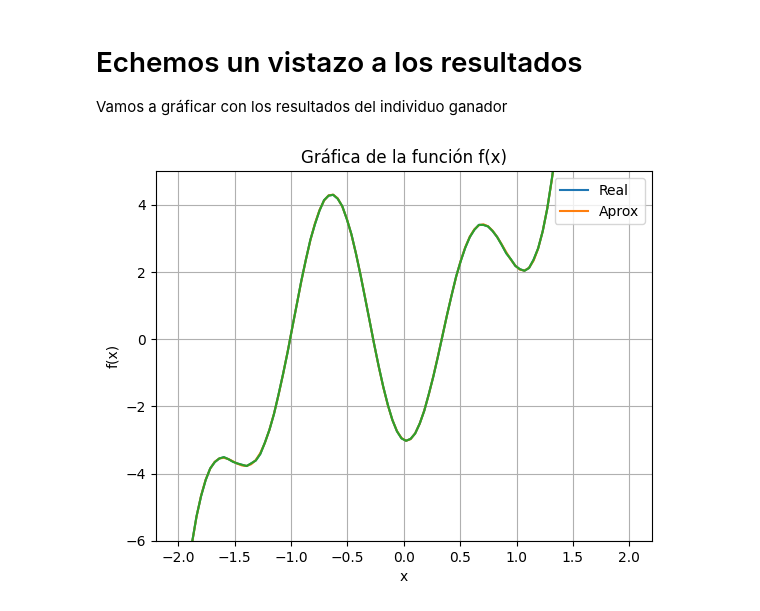
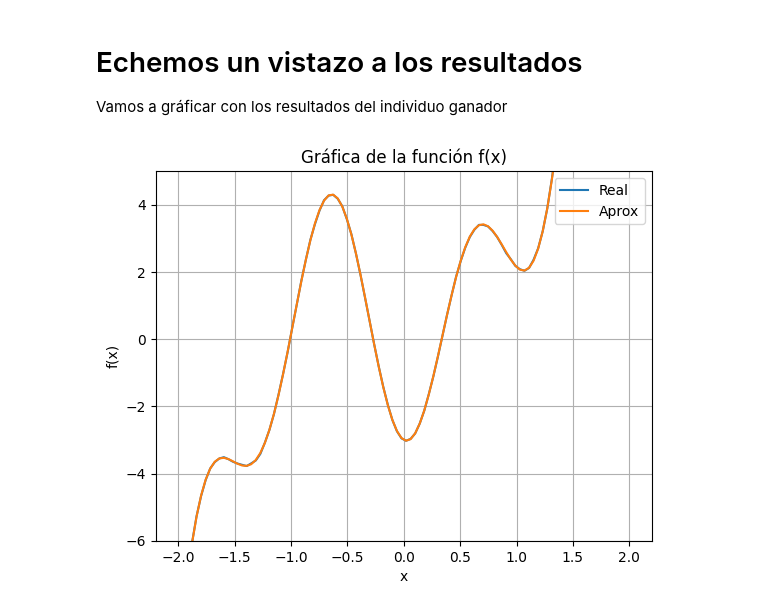
Before and after one commit to Yahred/evolutionary-computation, a Jupyter notebook: CGAFunction.ipynb, the cells around one changed output. Saved outputs shown, nothing was run; the diff lists cells and outputs as text; code cells hidden in the pictures.

```diff
--- a/CGAFunction.ipynb
+++ b/CGAFunction.ipynb
@@ -179,19 +179,18 @@ Vamos a gráficar con los resultados del individuo ganador
 # %%
 a, b, c, d, e = ind
 def f(x):
   return a*x**3 + b*x**2 - c * x - d * math.cos(e*x)
 
 y = [f(x) for x in x_puntos]
 
 plt.plot(x_puntos, y_puntos, label='Real')
 plt.plot(x_puntos, y, label='Aprox')
 plt.ylim(-6, 5)
 plt.xlabel('x')
 plt.ylabel('f(x)')
 plt.title('Gráfica de la función f(x)')
 plt.legend()
-plt.plot(x_puntos, y_puntos)
 plt.grid(True)
 plt.show()
 # %% [output]
-[figure, old version]
+[figure, new version]
```
